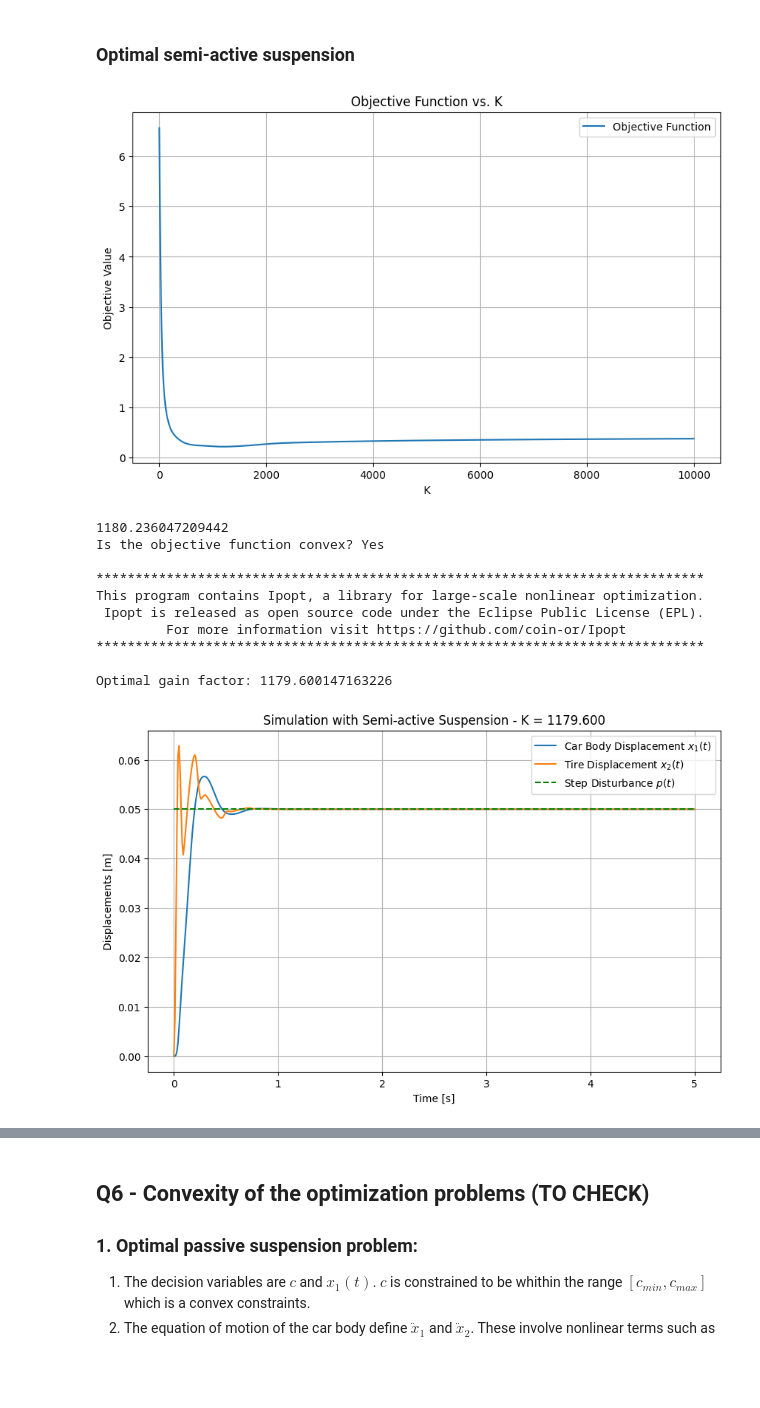
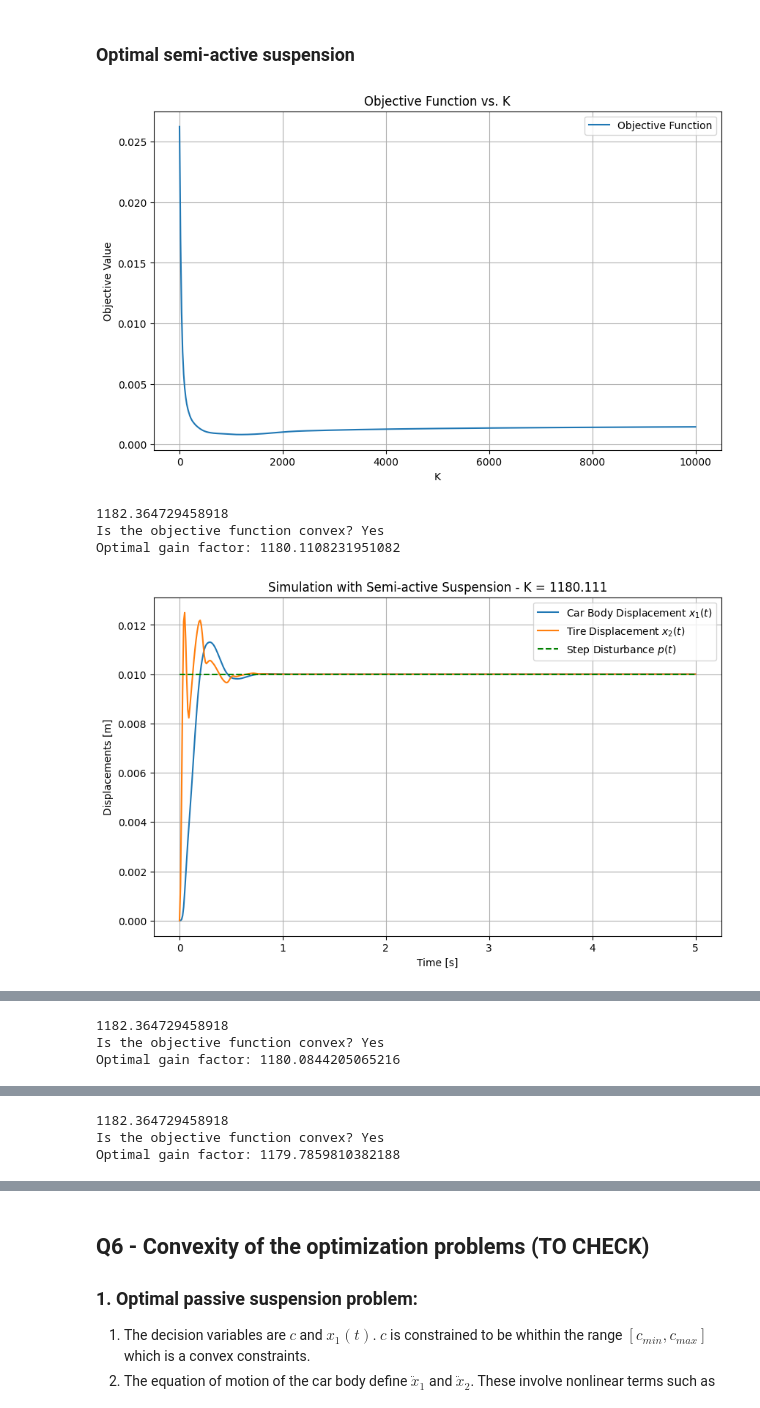
Before and after one commit to andreaalboni/Optimization-of-Mechatronic-Systems, a Jupyter notebook: Assignments/semiactive_quarter_car.ipynb, the cells around one changed output, grey strips where cells are left out. Cells and saved outputs as stored; diff of their text form; code cells hidden in the pictures; blank space fills up the shorter version.

Commit message:
images

```diff
--- a/Assignments/semiactive_quarter_car.ipynb
+++ b/Assignments/semiactive_quarter_car.ipynb
@@ -150,8 +150,8 @@ def Q3(K, step_size=0.05):
     plt.title(f'Simulation with Semi-active Suspension - K = {K:.3f}')
     plt.legend()
     plt.grid()
-    #filename = f"./images/Q3-K={K}.png"
-    #plt.savefig(filename, dpi=700, format='png', bbox_inches='tight')
+    filename = f"./images/Q3-d={step_size}.png"
+    plt.savefig(filename, dpi=700, format='png', bbox_inches='tight')
     plt.show()
 
 # Run Q3 with a different values of K
@@ -366,44 +366,36 @@ def Q4_2(step_size):
     plt.grid()
     plt.show()
 
 
     minima = []
     for i in range(1, len(objective_values)-1):
         if objective_values[i-1] >= objective_values[i] and objective_values[i+1] >= objective_values[i]:
             minima.append(K_values[i])
             print(K_values[i])
     print(f"Is the objective function convex? {'Yes' if len(minima) <= 1 else 'No'}")
 
 
     # Objective function
     objective = simulate_system(K)[0]
     opti.minimize(objective)
 
     # Solve the optimization problem
     #opti.solver('ipopt')
     opti.solver("ipopt", {"print_time":False}, {"print_level":0}) # Suppress IPOPT output
     K_opt = opti.solve().value(K)
     print(f"Optimal gain factor: {K_opt}")
 
     # Simulate the system with the optimal gain factor
     Q3(K_opt, step_size)
 
 
 # Run Q4_2 with different step sizes
-#step_sizes = [0.01, 0.05, 0.1]
-step_sizes = [0.05]
+step_sizes = [0.01, 0.05, 0.1]
 for step_size in step_sizes:
     Q4_2(step_size)
 # %% [output]
-[figure, old version]
+[figure, new version]
-1180.236047209442
+1182.364729458918
 Is the objective function convex? Yes
-
-******************************************************************************
-This program contains Ipopt, a library for large-scale nonlinear optimization.
- Ipopt is released as open source code under the Eclipse Public License (EPL).
-         For more information visit https://github.com/coin-or/Ipopt
-******************************************************************************
-
-Optimal gain factor: 1179.600147163226
+Optimal gain factor: 1180.1108231951082
-[figure, old version]
+[figure, new version]
@@ -409,0 +403,3 @@ Optimal gain factor: 1179.600147163226
+1182.364729458918
+Is the objective function convex? Yes
+Optimal gain factor: 1180.0844205065216
@@ -409,0 +408,3 @@ Optimal gain factor: 1179.600147163226
+1182.364729458918
+Is the objective function convex? Yes
+Optimal gain factor: 1179.7859810382188
```
Also changed, not shown: parts of 3 cells of this notebook, 13 other files.
